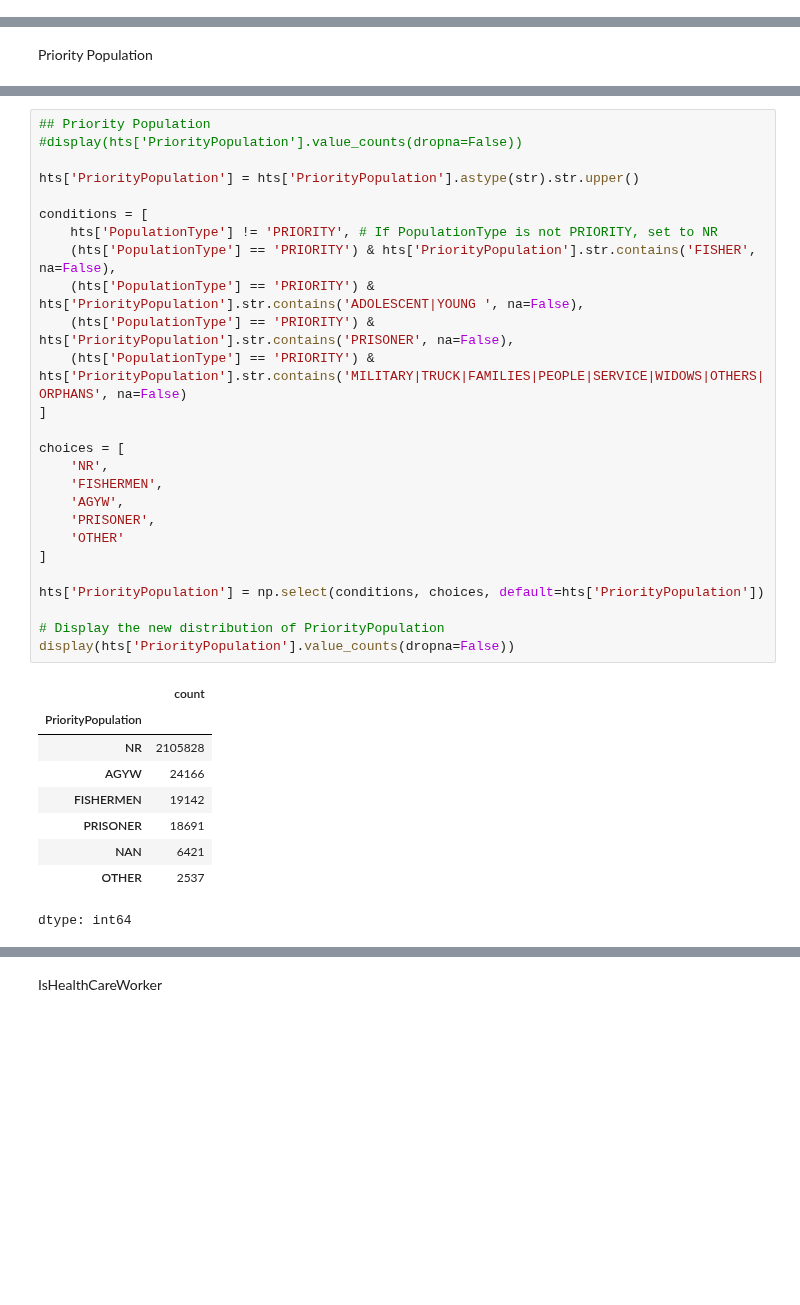
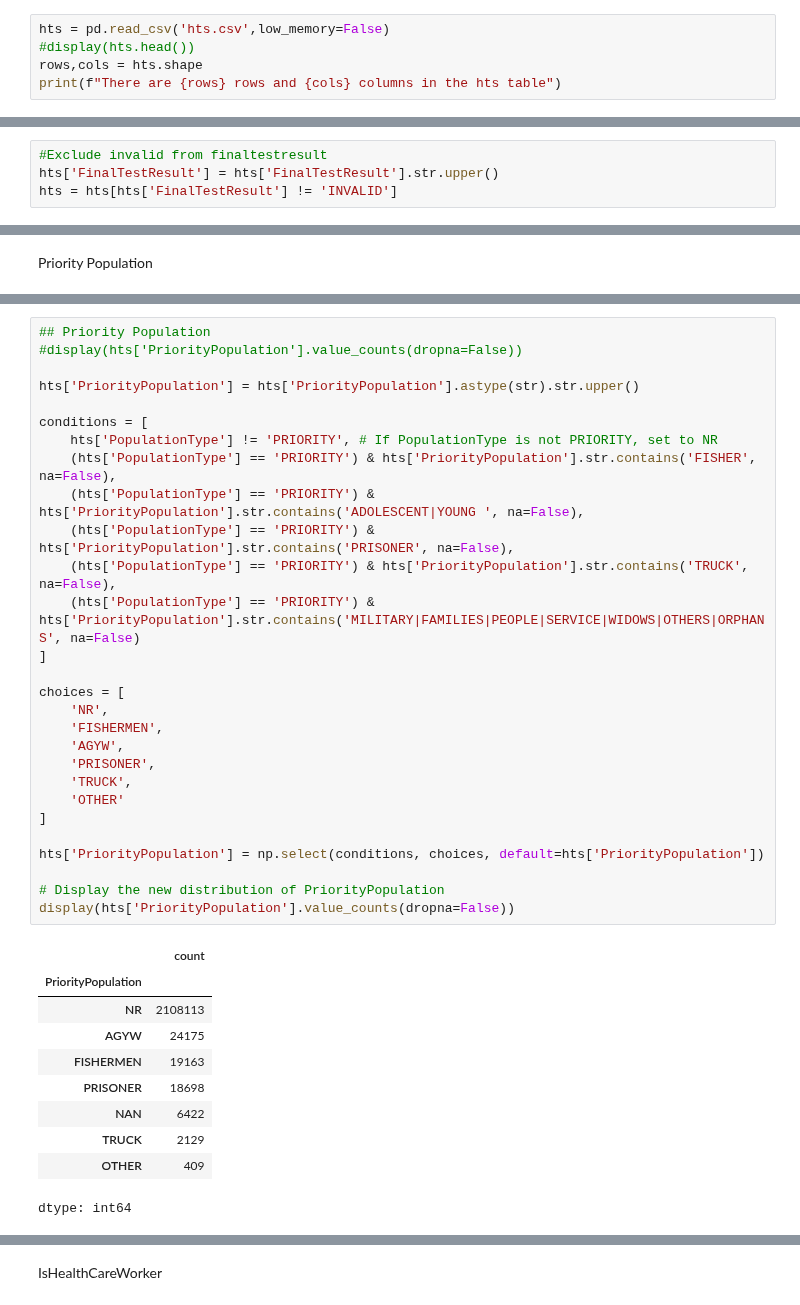
Before and after one commit to FridaOyucho/HTS-Model-, a Jupyter notebook: HTSModelDataPrep26082026.ipynb, the cells around one changed output, grey strips where cells are left out. Drawn from its saved outputs; the diff is of its cells as text; blank space fills up the shorter version.

```diff
--- a/HTSModelDataPrep26082026.ipynb
+++ b/HTSModelDataPrep26082026.ipynb
@@ -467,3 +429,8 @@ files.download('hts.csv')
 [interactive output not drawn]
 # %% [markdown]
                                  **   Data cleaning and feature generation **
+# %%
+hts = pd.read_csv('hts.csv',low_memory=False)
+#display(hts.head())
+rows,cols = hts.shape
+print(f"There are {rows} rows and {cols} columns in the hts table")
@@ -587,4 +556,8 @@ display(hts[['PopulationType', 'KeyPopulation']].value_counts(dropna=False))
 dtype: int64
+# %%
+#Exclude invalid from finaltestresult
+hts['FinalTestResult'] = hts['FinalTestResult'].str.upper()
+hts = hts[hts['FinalTestResult'] != 'INVALID']
 # %%
 #Check for positivity rate
 
@@ -626,38 +599,41 @@ dtype: int64
 # %%
 ## Priority Population
 #display(hts['PriorityPopulation'].value_counts(dropna=False))
 
 hts['PriorityPopulation'] = hts['PriorityPopulation'].astype(str).str.upper()
 
 conditions = [
     hts['PopulationType'] != 'PRIORITY', # If PopulationType is not PRIORITY, set to NR
     (hts['PopulationType'] == 'PRIORITY') & hts['PriorityPopulation'].str.contains('FISHER', na=False),
     (hts['PopulationType'] == 'PRIORITY') & hts['PriorityPopulation'].str.contains('ADOLESCENT|YOUNG ', na=False),
     (hts['PopulationType'] == 'PRIORITY') & hts['PriorityPopulation'].str.contains('PRISONER', na=False),
-    (hts['PopulationType'] == 'PRIORITY') & hts['PriorityPopulation'].str.contains('MILITARY|TRUCK|FAMILIES|PEOPLE|SERVICE|WIDOWS|OTHERS|ORPHANS', na=False)
+    (hts['PopulationType'] == 'PRIORITY') & hts['PriorityPopulation'].str.contains('TRUCK', na=False),
+    (hts['PopulationType'] == 'PRIORITY') & hts['PriorityPopulation'].str.contains('MILITARY|FAMILIES|PEOPLE|SERVICE|WIDOWS|OTHERS|ORPHANS', na=False)
 ]
 
 choices = [
     'NR',
     'FISHERMEN',
     'AGYW',
     'PRISONER',
+    'TRUCK',
     'OTHER'
 ]
 
 hts['PriorityPopulation'] = np.select(conditions, choices, default=hts['PriorityPopulation'])
 
 # Display the new distribution of PriorityPopulation
 display(hts['PriorityPopulation'].value_counts(dropna=False))
 # %% [output]
 |  | count |
 | PriorityPopulation |  |
-| NR | 2105828 |
-| AGYW | 24166 |
-| FISHERMEN | 19142 |
-| PRISONER | 18691 |
-| NAN | 6421 |
-| OTHER | 2537 |
+| NR | 2108113 |
+| AGYW | 24175 |
+| FISHERMEN | 19163 |
+| PRISONER | 18698 |
+| NAN | 6422 |
+| TRUCK | 2129 |
+| OTHER | 409 |
 dtype: int64
 # %%
 #Check for positivity rate
```
Also changed, not shown: parts of 114 cells of this notebook.
